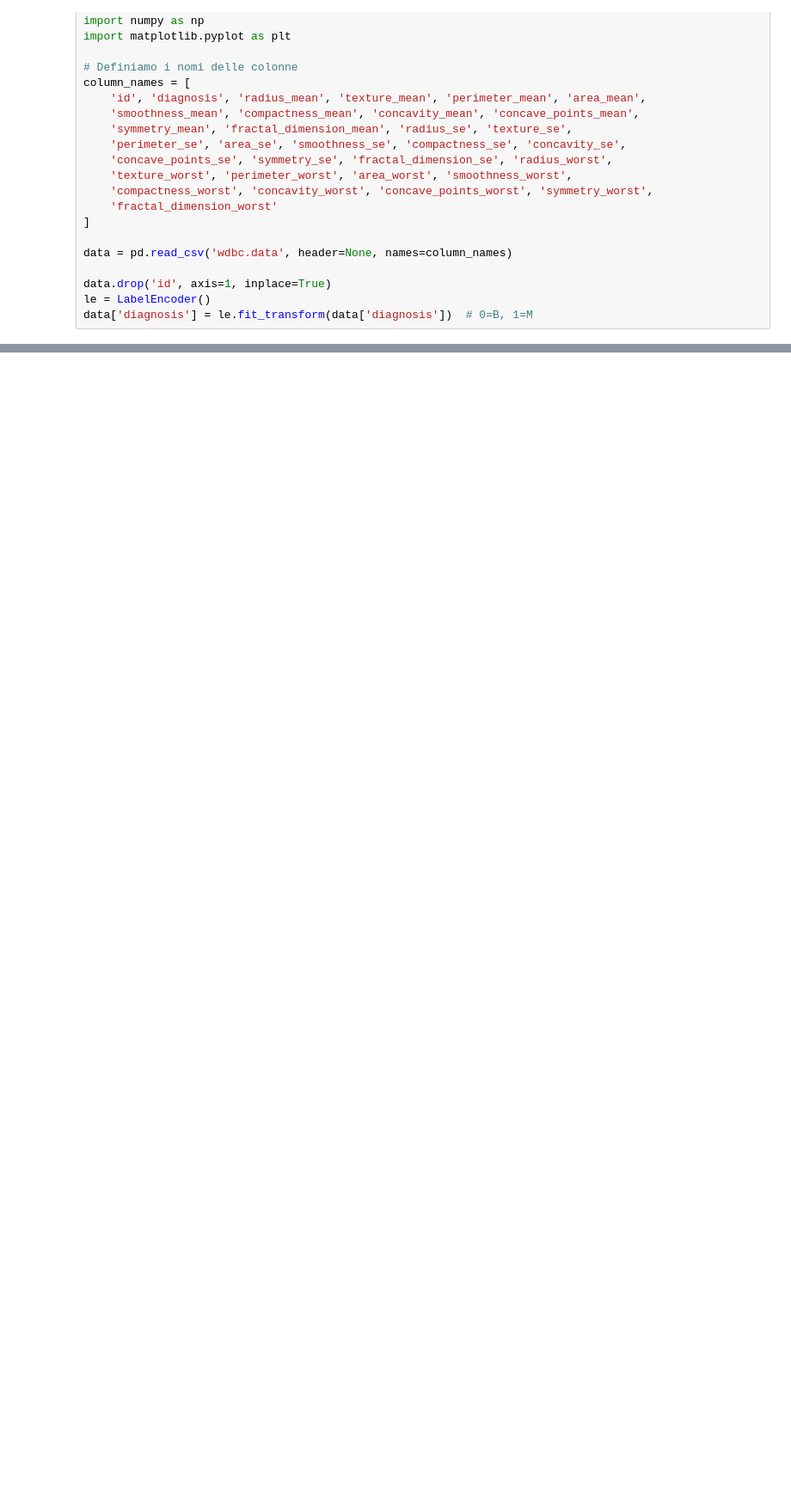
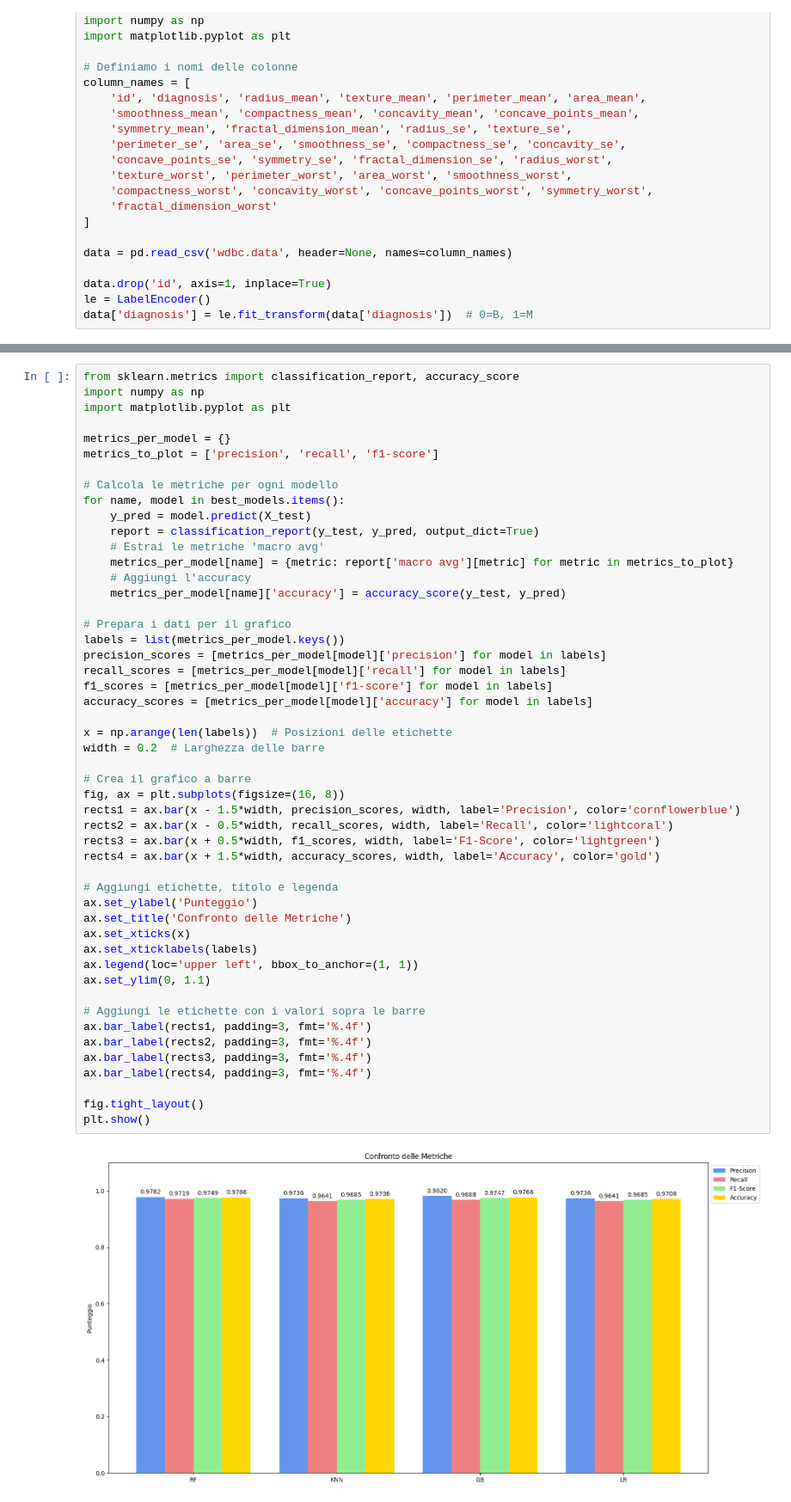
Before and after one commit to SettecentoTrenta/ICON, a Jupyter notebook: supervised_learning.ipynb, the cells around one changed output, grey strips where cells are left out. Shown: that part at 86% size. Cells and saved outputs as stored; diff of their text form; blank space fills up the shorter version.

```diff
--- a/supervised_learning.ipynb
+++ b/supervised_learning.ipynb
@@ -233,0 +281,52 @@ ValueError: Cannot register /loky-13861-phsx_qfd for automatic cleanup: unknown
+# %%
+from sklearn.metrics import classification_report, accuracy_score
+import numpy as np
+import matplotlib.pyplot as plt
+
+metrics_per_model = {}
+metrics_to_plot = ['precision', 'recall', 'f1-score']
+
+# Calcola le metriche per ogni modello
+for name, model in best_models.items():
+    y_pred = model.predict(X_test)
+    report = classification_report(y_test, y_pred, output_dict=True)
+    # Estrai le metriche 'macro avg'
+    metrics_per_model[name] = {metric: report['macro avg'][metric] for metric in metrics_to_plot}
+    # Aggiungi l'accuracy
+    metrics_per_model[name]['accuracy'] = accuracy_score(y_test, y_pred)
+
+# Prepara i dati per il grafico
+labels = list(metrics_per_model.keys())
+precision_scores = [metrics_per_model[model]['precision'] for model in labels]
+recall_scores = [metrics_per_model[model]['recall'] for model in labels]
+f1_scores = [metrics_per_model[model]['f1-score'] for model in labels]
+accuracy_scores = [metrics_per_model[model]['accuracy'] for model in labels]
+
+x = np.arange(len(labels))  # Posizioni delle etichette
+width = 0.2  # Larghezza delle barre
+
+# Crea il grafico a barre
+fig, ax = plt.subplots(figsize=(16, 8))
+rects1 = ax.bar(x - 1.5*width, precision_scores, width, label='Precision', color='cornflowerblue')
+rects2 = ax.bar(x - 0.5*width, recall_scores, width, label='Recall', color='lightcoral')
+rects3 = ax.bar(x + 0.5*width, f1_scores, width, label='F1-Score', color='lightgreen')
+rects4 = ax.bar(x + 1.5*width, accuracy_scores, width, label='Accuracy', color='gold')
+
+# Aggiungi etichette, titolo e legenda
+ax.set_ylabel('Punteggio')
+ax.set_title('Confronto delle Metriche')
+ax.set_xticks(x)
+ax.set_xticklabels(labels)
+ax.legend(loc='upper left', bbox_to_anchor=(1, 1))
+ax.set_ylim(0, 1.1)
+
+# Aggiungi le etichette con i valori sopra le barre
+ax.bar_label(rects1, padding=3, fmt='%.4f')
+ax.bar_label(rects2, padding=3, fmt='%.4f')
+ax.bar_label(rects3, padding=3, fmt='%.4f')
+ax.bar_label(rects4, padding=3, fmt='%.4f')
+
+fig.tight_layout()
+plt.show()
+# %% [output]
+[figure, added]
```
Also changed, not shown: parts of 7 cells of this notebook.
